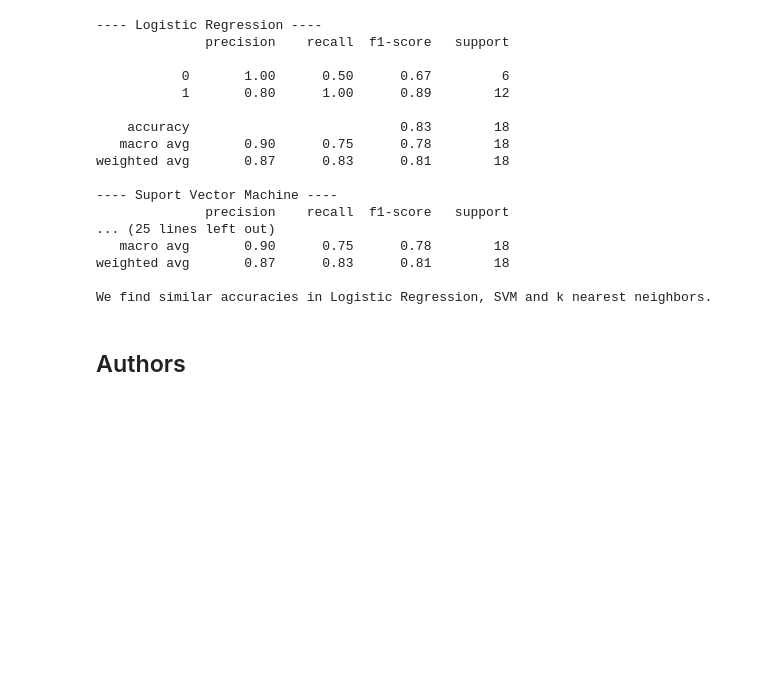
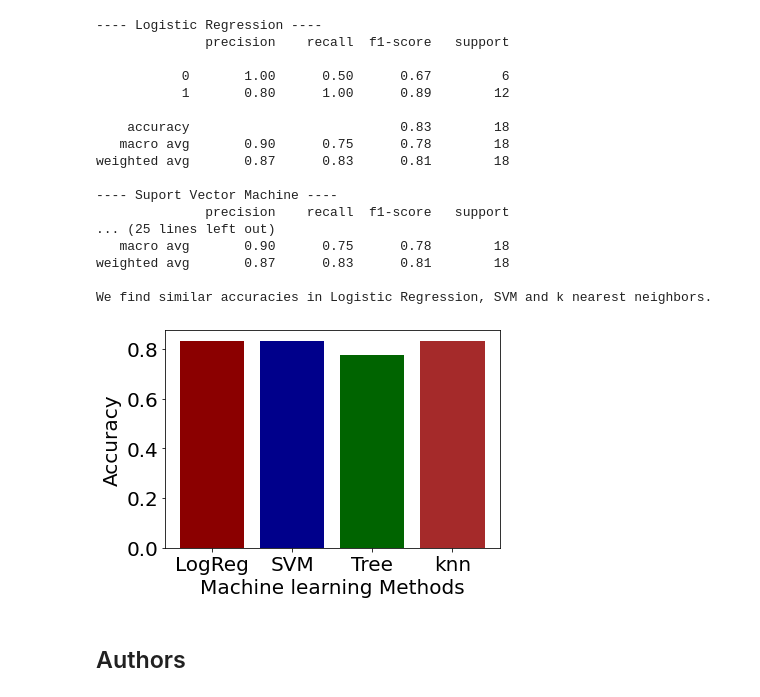
Before and after one commit to miguelassh/Applied-Data-Science-Capstone-Coursera, a Jupyter notebook: SpaceX Machine Learning Prediction.ipynb, the cells around one changed output. Saved outputs shown, nothing was run; the diff lists cells and outputs as text; code cells hidden in the pictures; blank space fills up the shorter version.

```diff
--- a/SpaceX Machine Learning Prediction.ipynb
+++ b/SpaceX Machine Learning Prediction.ipynb
@@ -185,4 +185,4 @@ Calculate the accuracy on the test data using the method <code>score</code>:
 # %%
 from sklearn import metrics
 logreg_yhat = logreg_cv.predict(X_test)
-metrics.accuracy_score(Y_test,logreg_yhat)
+logreg_score = metrics.accuracy_score(Y_test,logreg_yhat)
@@ -228,4 +226,4 @@ accuracy : 0.8482142857142856
 Calculate the accuracy on the test data using the method <code>score</code>:
 # %%
 svm_yhat = svm_cv.predict(X_test)
-metrics.accuracy_score(Y_test,svm_yhat)
+svm_score = metrics.accuracy_score(Y_test,svm_yhat)
@@ -274,6 +270,6 @@ accuracy : 0.875
 Calculate the accuracy of tree_cv on the test data using the method <code>score</code>:
 # %%
 tree_yhat = tree_cv.predict(X_test)
-metrics.accuracy_score(Y_test,tree_yhat)
+tree_score = metrics.accuracy_score(Y_test,tree_yhat)
 tree_cv.best_estimator_.score(X_test,y = Y_test)
 # %% [output]
@@ -315,4 +311,4 @@ accuracy : 0.8482142857142858
 Calculate the accuracy of tree_cv on the test data using the method <code>score</code>:
 # %%
 knn_yhat = knn_cv.predict(X_test)
-metrics.accuracy_score(Y_test,knn_yhat)
+knn_score = metrics.accuracy_score(Y_test,knn_yhat)
@@ -358,6 +352,16 @@ weighted avg       0.87      0.83      0.81        18
 weighted avg       0.87      0.83      0.81        18
 
 We find similar accuracies in Logistic Regression, SVM and k nearest neighbors.
+# %%
+Methods = ['LogReg','SVM','Tree','knn']
+Accuracies = [logreg_score,svm_score,tree_score,knn_score]
+colors = ['darkred','darkblue','darkgreen','brown']
+plt.bar(Methods,Accuracies,color = colors)
+plt.ylabel('Accuracy',fontsize = 20)
+plt.xlabel('Machine learning Methods',fontsize=20)
+plt.tick_params(which='both',labelsize=20)
+# %% [output]
+[figure, added]
 # %% [markdown]
 ## Authors
 # %% [markdown]
```
Also changed, not shown: parts of 5 cells of this notebook.
